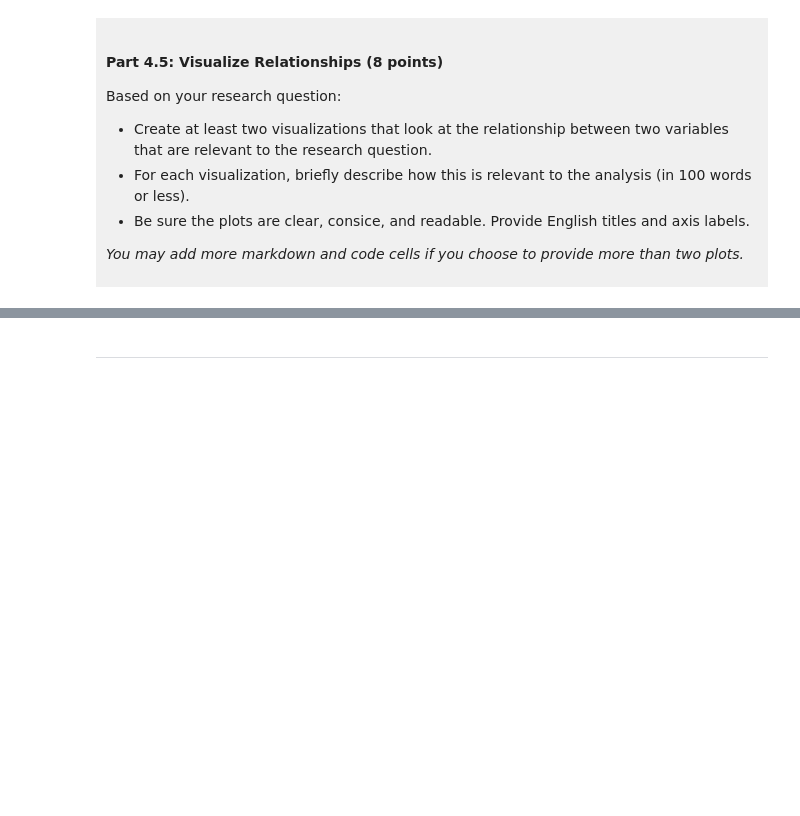
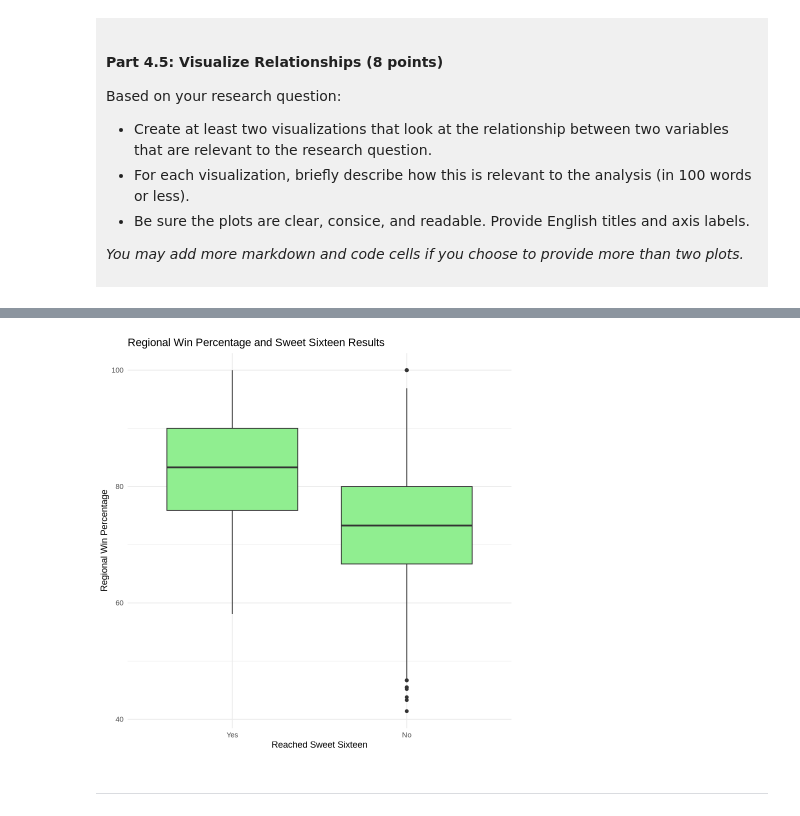
Before and after one commit to SangwanIshant/dsci-100-project-ishant, a Jupyter notebook: dsci-100-project-notebook.ipynb, the cells around one changed output, grey strips where cells are left out. Cells and saved outputs as stored; diff of their text form; code cells hidden in the pictures; blank space fills up the shorter version.

```diff
--- a/dsci-100-project-notebook.ipynb
+++ b/dsci-100-project-notebook.ipynb
@@ -281,5 +419,17 @@ Visualization 2: %%% EDIT THIS MARKDOWN CELL%%%
 # %%
-### EDIT THIS CODE CELL FOR VISUALIZATION 2###
+
+# Compare regional win percentage by tournament outcome
+ggplot(tidy_data,
+       aes(x = sweet_sixteen, y = reg_wins_pct)) +
+  geom_boxplot(fill = "lightgreen") +
+  labs(
+    title = "Regional Win Percentage and Sweet Sixteen Results",
+    x = "Reached Sweet Sixteen",
+    y = "Regional Win Percentage"
+  ) +
+  theme_minimal()
+# %% [output]
+[figure, added]
 # %% [markdown]
 ------
 # %% [markdown]
```
Also changed, not shown: parts of 22 cells of this notebook, 1 other file.
